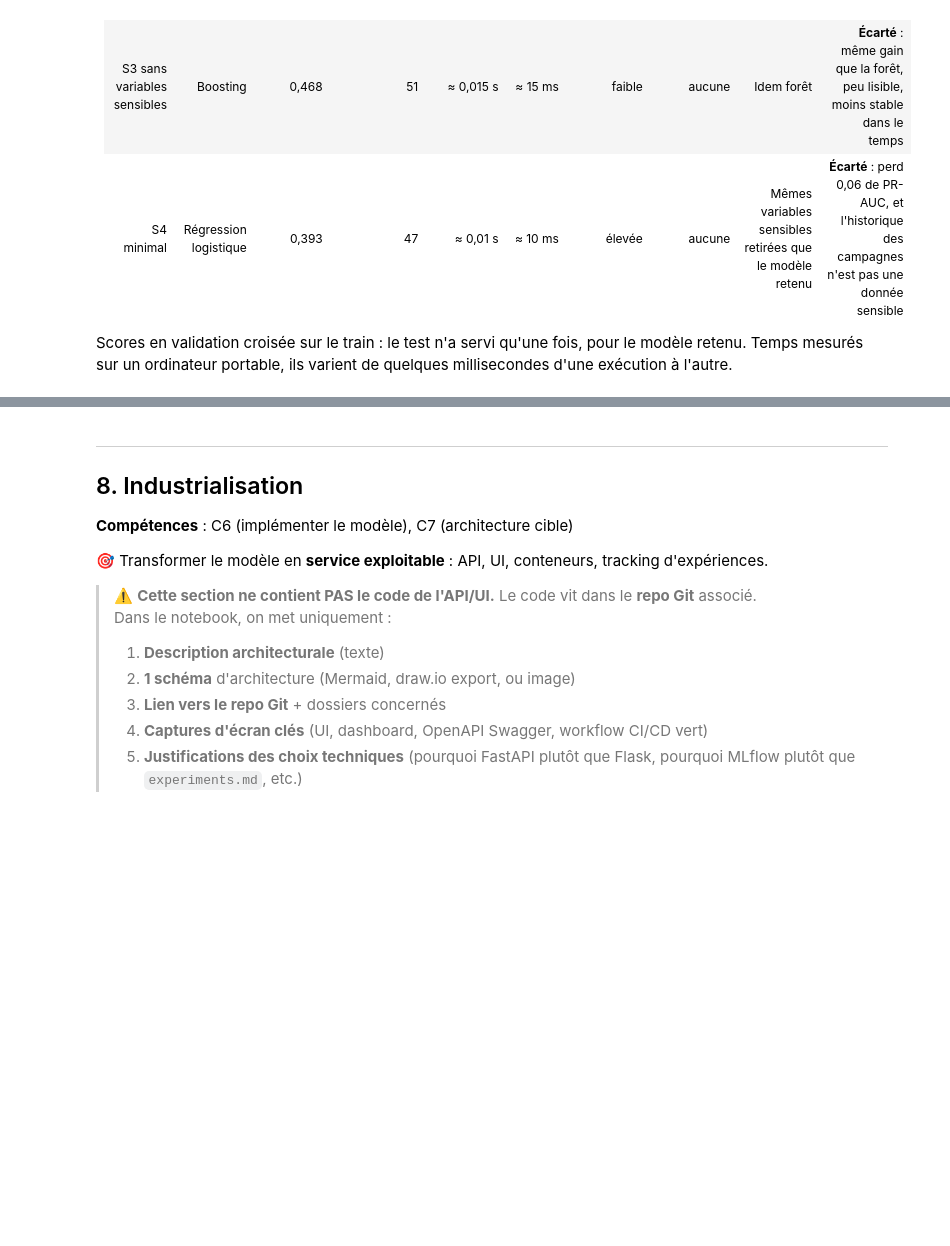
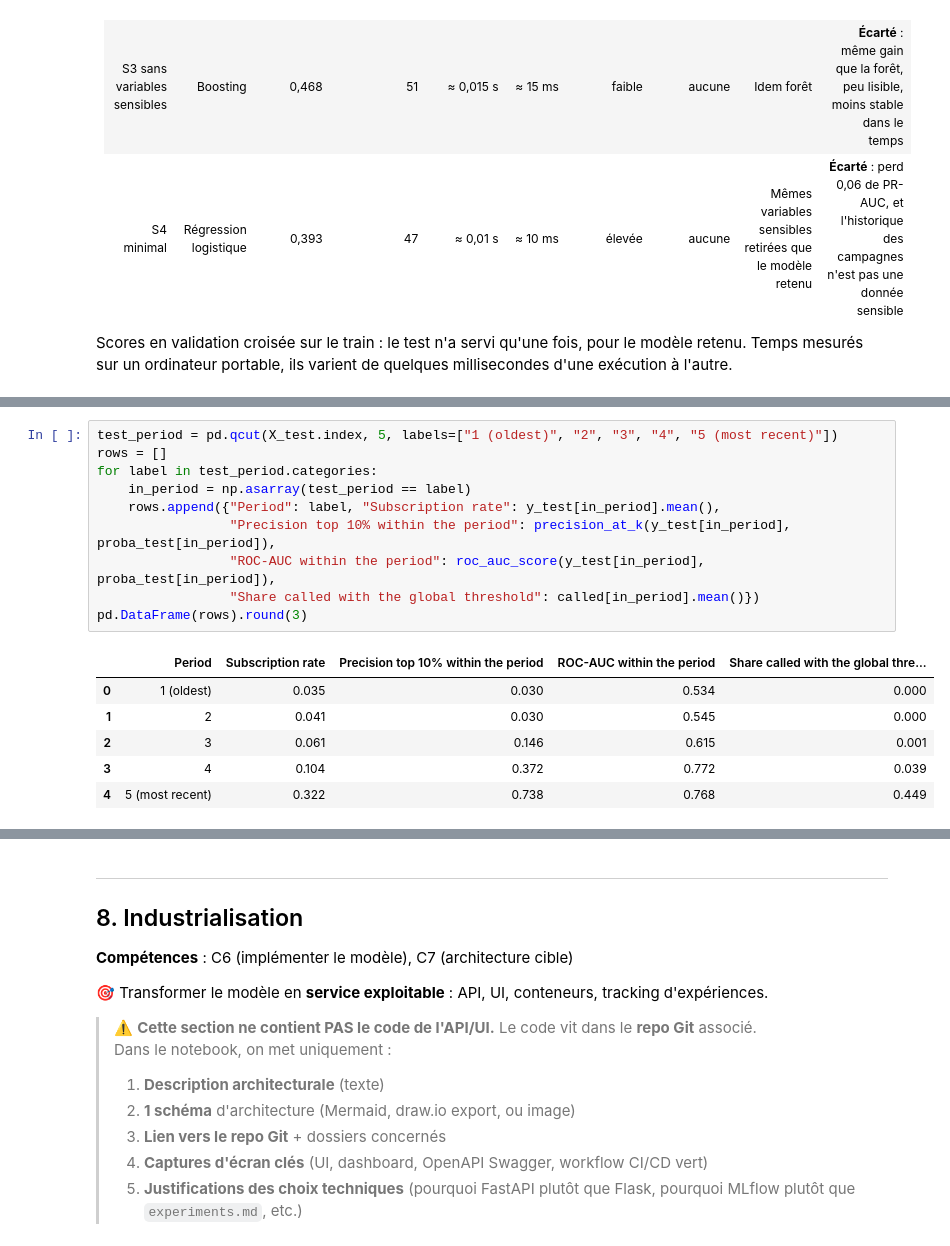
Before and after one commit to 3ti3nne/certif_etienne, a Jupyter notebook: notebooks/certif_bank_marketing.ipynb, the cells around one changed output, grey strips where cells are left out. Saved outputs shown, nothing was run; the diff lists cells and outputs as text; blank space fills up the shorter version.

```diff
--- a/notebooks/certif_bank_marketing.ipynb
+++ b/notebooks/certif_bank_marketing.ipynb
@@ -1058,0 +1118,17 @@ L'écart ne vient pas d'une variable sensible cachée mais de la période, où l
+# %%
+test_period = pd.qcut(X_test.index, 5, labels=["1 (oldest)", "2", "3", "4", "5 (most recent)"])
+rows = []
+for label in test_period.categories:
+    in_period = np.asarray(test_period == label)
+    rows.append({"Period": label, "Subscription rate": y_test[in_period].mean(),
+                 "Precision top 10% within the period": precision_at_k(y_test[in_period], proba_test[in_period]),
+                 "ROC-AUC within the period": roc_auc_score(y_test[in_period], proba_test[in_period]),
+                 "Share called with the global threshold": called[in_period].mean()})
+pd.DataFrame(rows).round(3)
+# %% [output]
+|  | Period | Subscription rate | Precision top 10% within the period | ROC-AUC within the period | Share called with the global thre... |
+| 0 | 1 (oldest) | 0.035 | 0.030 | 0.534 | 0.000 |
+| 1 | 2 | 0.041 | 0.030 | 0.545 | 0.000 |
+| 2 | 3 | 0.061 | 0.146 | 0.615 | 0.001 |
+| 3 | 4 | 0.104 | 0.372 | 0.772 | 0.039 |
+| 4 | 5 (most recent) | 0.322 | 0.738 | 0.768 | 0.449 |
```
Also changed, not shown: parts of 28 cells of this notebook.
